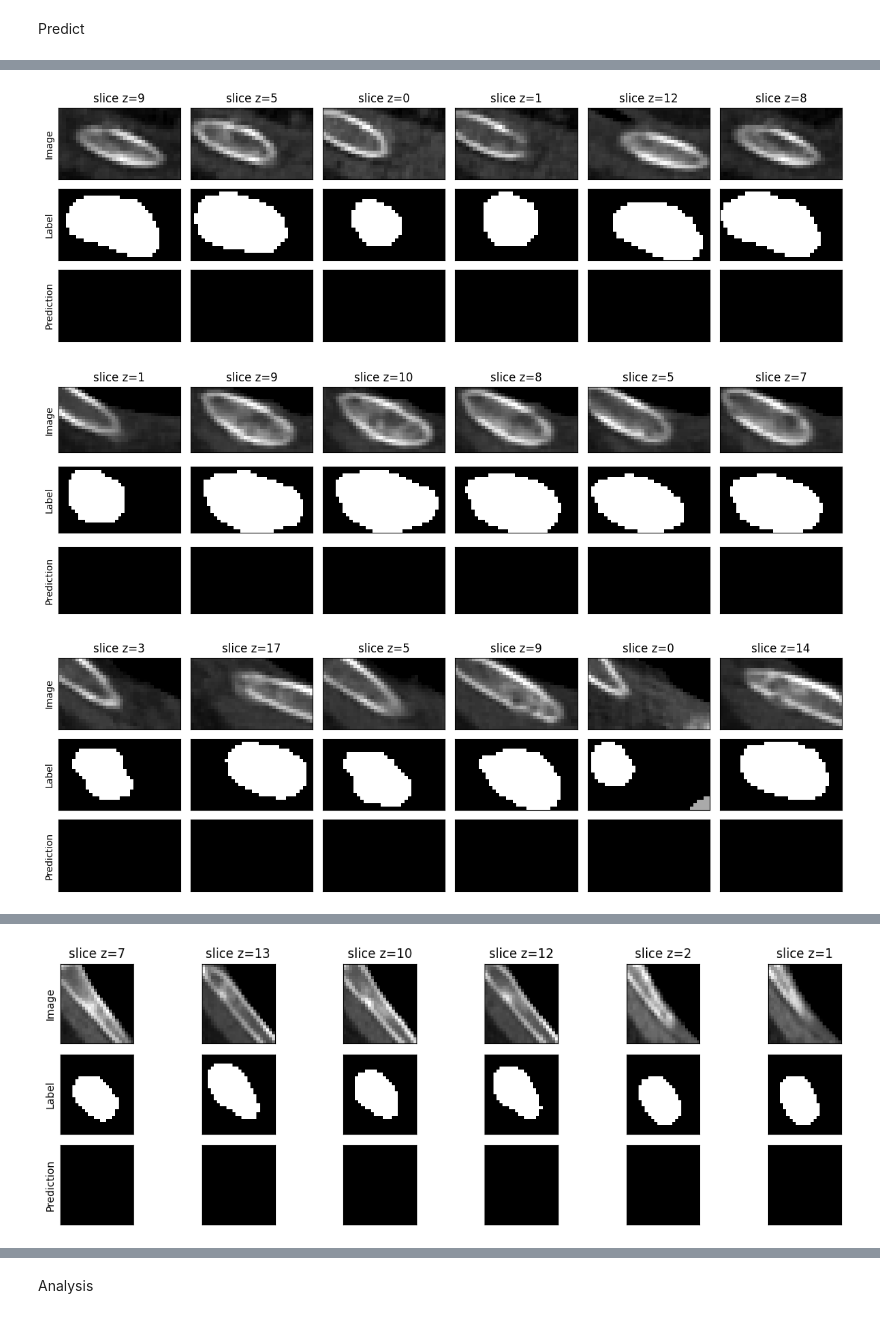
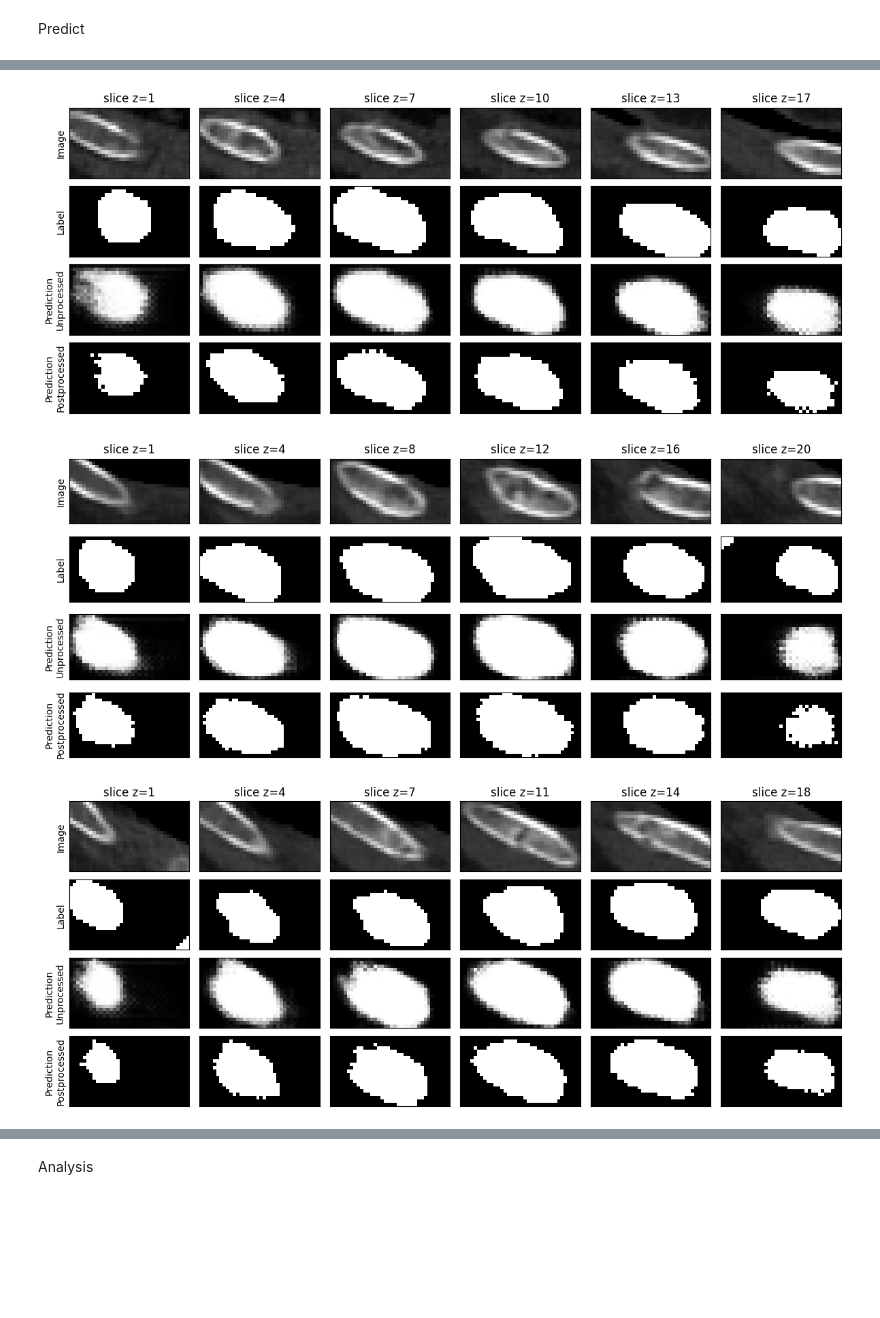
Before and after one commit to elidub/MedicalImaging_Ribfracture, a Jupyter notebook: notebooks/elias_unet_analysis.ipynb, the cells around one changed output, grey strips where cells are left out. Cells and saved outputs as stored; diff of their text form; code cells hidden in the pictures; blank space fills up the shorter version.

```diff
--- a/notebooks/elias_unet_analysis.ipynb
+++ b/notebooks/elias_unet_analysis.ipynb
@@ -39,12 +39,12 @@ The autoreload extension is already loaded. To reload it, use:
 Predict
 # %%
 args.train, args.predict = False, True
-args.splits = ['train'] # note to sam: probably change this to val
-main(args)
+args.splits = ['train', 'val'] # note to sam: probably change this to val
+# main(args)
 
 
 postprocess_args = postprocess_parse_option(notebook=True)
-postprocess_args.split = args.splits[0]
+postprocess_args.split = 'train'
 postprocess_args.prediction_box_dir = os.path.join(args.log_dir, args.net, args.version, 'segmentations')
 postprocess_args.original_image_dir = args.data_dir
 postprocess_args.save_dir = os.path.join(args.log_dir, 'submissions', args.version, postprocess_args.split)
@@ -61,6 +73,18 @@ y_pred = get_boxes(os.path.join(postprocess_args.prediction_box_dir, postprocess
 # %%
 data = []
-for i, j, k in zip(x, y_true, y_pred):
+for i, j, k in zip(x_img, y_true, y_pred):
     s = np.array(i.shape)
     idxs = tuple([slice(0, s_i) for s_i in i.shape])
-    data.append( np.stack([i, j, k[idxs]], axis=0) )
+    p = k[idxs]
+
+    # Setting a 'random' threshold
+    # p = 1 * (p > 0.5)
+
+    # Postprocessing
+    p_post = p.copy()
+    p_post = _post_process(pred = p, image = i, prob_thresh=gs_max.iloc[0]['prob_thresh'], bone_thresh=None, size_thresh=gs_max.iloc[0]['size_thresh'])
+    p_post = simplify_labels(p_post)*1.
+
+    j = simplify_labels(j)
+
+    data.append( {'img': i, 'label': j, 'pred' : p, 'pred_post': p_post, } )
@@ -76,0 +91,6 @@ plt.hist(y_pred[0].flatten() )
+# %%
+i = 0
+for i in range(len(data)):
+    p = data[i]['pred']
+    p = 1 * (data[i]['pred'] > 0.5)
+    print(i, data[i]['img'].shape,  (data[i]['label'] == p).mean())
@@ -77,25 +110,26 @@ plt.hist(y_pred[0].flatten() )
 # %%
-for d in data:
+for d_i, d in enumerate(data):
 
-    zs = d.shape[-1]
+    zs = d['img'].shape[-1]
     n = 6
-    fig, axs = plt.subplots(len(d), n, figsize=(2*n, 4), tight_layout=True)
-    titles = ['Image', 'Label', 'Prediction']
-    zs_arr = np.arange(zs)
-    np.random.shuffle(zs_arr)
-    zs_arr = zs_arr[:n]
+    fig, axs = plt.subplots(len(d), n, figsize=(2.*n, 5), tight_layout=True)
+    titles = ['Image', 'Label', 'Prediction\nUnprocessed', 'Prediction\nPostprocessed']
+    zs_arr = np.linspace(0+1, zs-1, n, dtype=int)
     for i in range(len(titles)):
         axs[i, 0].set_ylabel(titles[i])
     for j, z in enumerate(zs_arr):
         axs_i = axs[:, j]
         for i, ax in enumerate(axs_i):
-            ax.imshow(d[i][:, :, z], cmap='gray')
+            ax.imshow(list(d.values())[i][:, :, z], cmap='gray')
             ax.set_xticks([])
             ax.set_yticks([])
         axs_i[0].set_title(f'slice z={z}')
 
     plt.show()
+
+    if d_i > 3:
+        break
 # %% [output]
-[figure, old version]
+[figure, new version]
-[figure, old version]
+[figure, new version]
-[figure, old version]
+[figure, new version]
@@ -104 +137,0 @@ for d in data:
-[figure, removed]
```
Also changed, not shown: parts of 17 cells of this notebook, 1 other file.
